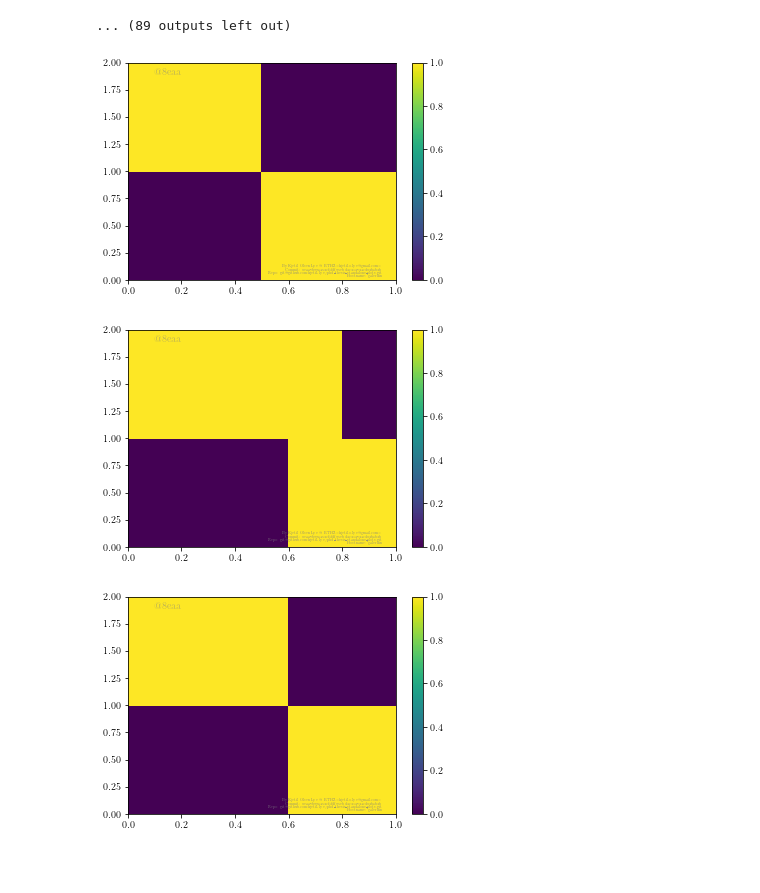
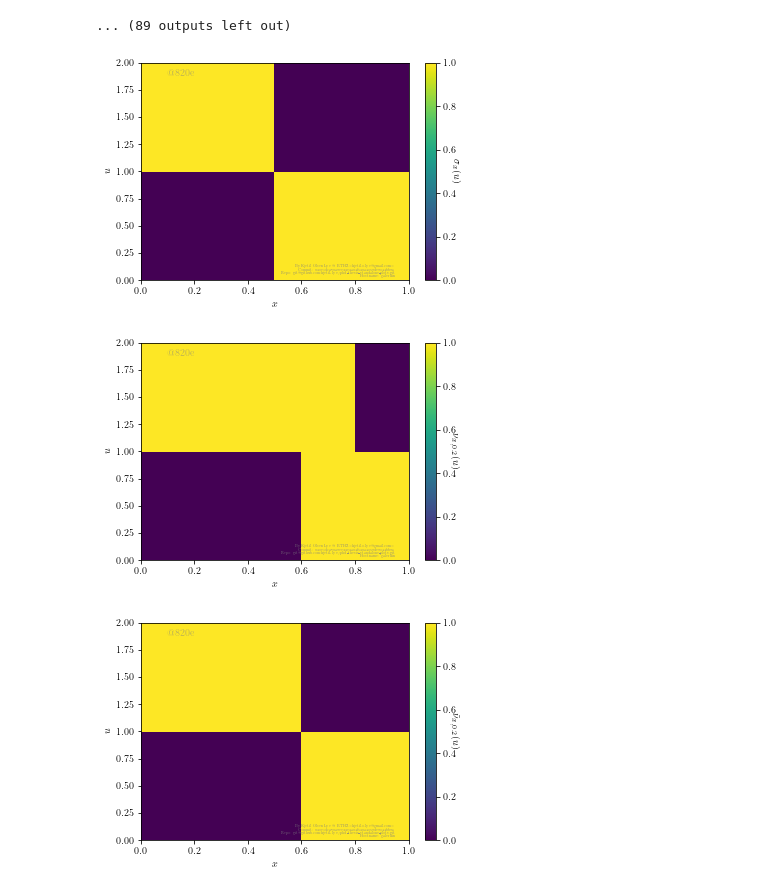
Before and after one commit to kjetil-lye/phd_thesis_standalone_plots, a Jupyter notebook: examples/uniqueness_young_measure/emvs_non_unique.ipynb, the cells around one changed output. Saved outputs shown, nothing was run; the diff lists cells and outputs as text; code cells hidden in the pictures; blank space fills up the shorter version.

Commit message:
added image

```diff
--- a/examples/uniqueness_young_measure/emvs_non_unique.ipynb
+++ b/examples/uniqueness_young_measure/emvs_non_unique.ipynb
@@ -150,23 +150,37 @@ for yi in y:
 # %%
 N = 2048
 x, y = np.mgrid[0:1:N*1j, 0:2:N*1j]
 T = 0.2
 d0 = (y>=1)*(x<=0.5) + (x>=.5)* (x<=0.5)  + ((x>=0.5) * (y <= 1))
 plt.pcolormesh(x, y, np.array(d0, dtype=np.float64))
-plt.colorbar()
+plt.xlabel("$x$")
+plt.ylabel("$u$")
+cbar = plt.colorbar()
+
+
+cbar.ax.set_ylabel(f'$\\sigma_{{x}}(u)$', rotation=270)
 plot_info.showAndSave("non_unique_initial_exact")
 
 
 d1 = (y>1)*(x<0.5+0.5*T) + (x>.5+0.5*T)* (x<0.5+0.5*(1+2)*T)  + ((x>0.5+0.5*(1+2)*T) * (y < 1))
 plt.pcolormesh(x, y, np.array(d1, dtype=np.float64))
-plt.colorbar()
+plt.xlabel("$x$")
+plt.ylabel("$u$")
+cbar = plt.colorbar()
+
+cbar.ax.set_ylabel(f'$\\nu_{{x, {T}}}(u)$', rotation=270)
 plot_info.showAndSave("non_unique_final_exact_0")
 
 d2 = (y>1)*(x<0.5+0.5*T) + (x>.5+0.5*T)* (y < 1)
 plt.pcolormesh(x, y, np.array(d2, dtype=np.float64))
-plt.colorbar()
+plt.xlabel("$x$")
+plt.ylabel("$u$")
+cbar = plt.colorbar()
+
+cbar.ax.set_ylabel(f'$\\tilde{{\\nu}}_{{x, {T}}}(u)$', rotation=270)
+
 plot_info.showAndSave("non_unique_final_exact_1")
 # %% [output]
-[figure, old version]
+[figure, new version]
-[figure, old version]
+[figure, new version]
-[figure, old version]
+[figure, new version]
```
Also changed, not shown: 57 other files.
